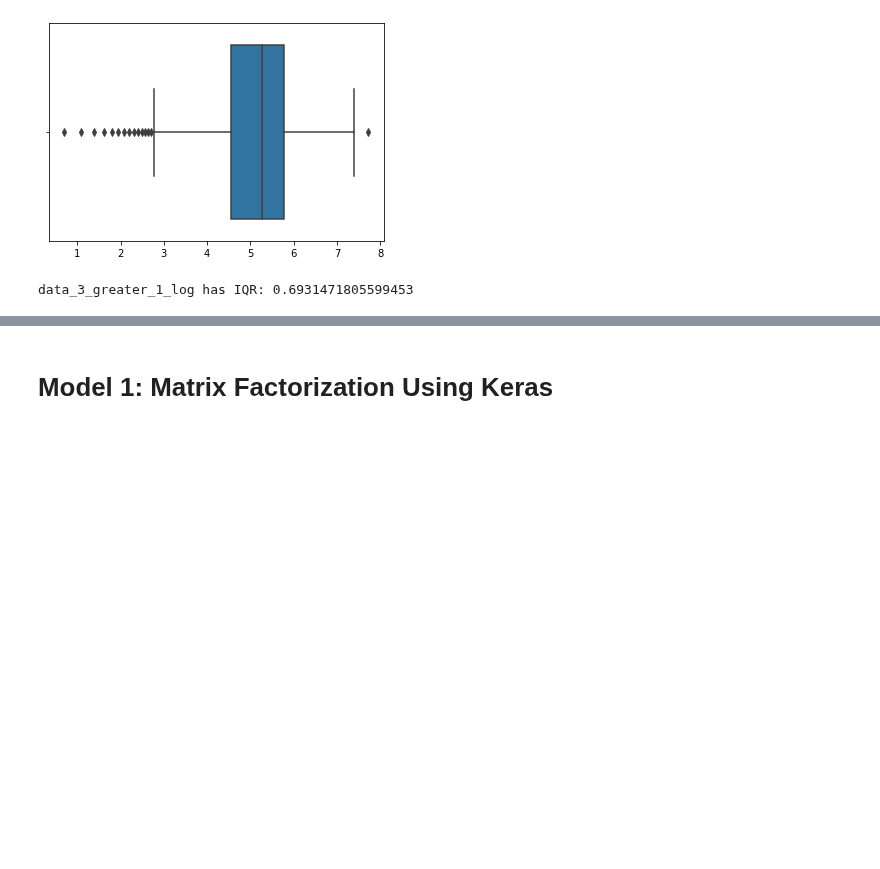
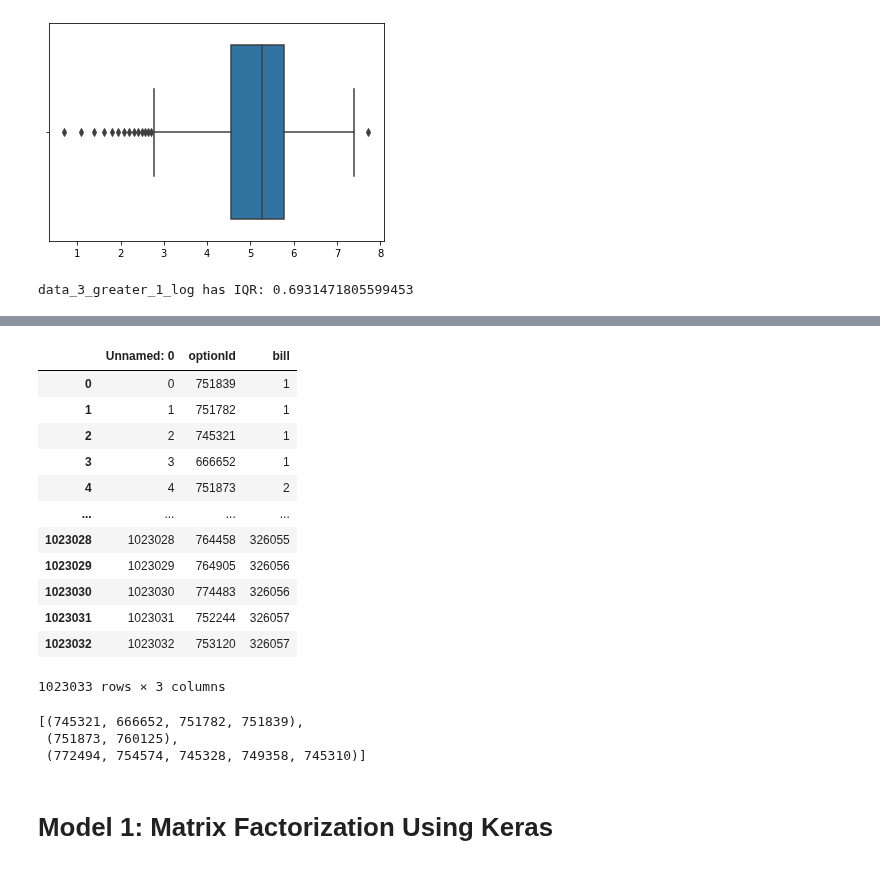
Before and after one commit to melihkacaman/Option-Matrix-Factorization, a Jupyter notebook: notebooks/03. Model Creation.ipynb, the cells around one changed output, grey strips where cells are left out. Saved outputs shown, nothing was run; the diff lists cells and outputs as text; code cells hidden in the pictures; blank space fills up the shorter version.

```diff
--- a/notebooks/03. Model Creation.ipynb
+++ b/notebooks/03. Model Creation.ipynb
@@ -135,3 +135,5 @@ IQR = Q3 - Q1
 print("data_3_greater_1_log has IQR:", IQR)
 # %% [output]
 data_3_greater_1_log has IQR: 0.6931471805599453
+# %%
+data_raw = pd.read_csv("../datasets/raw_data.csv")
@@ -138,3 +149,40 @@ data_3_greater_1_log has IQR: 0.6931471805599453
+# %%
+data_raw
+# %% [output]
+|  | Unnamed: 0 | optionId | bill |
+| 0 | 0 | 751839 | 1 |
+| 1 | 1 | 751782 | 1 |
+| 2 | 2 | 745321 | 1 |
+| 3 | 3 | 666652 | 1 |
+| 4 | 4 | 751873 | 2 |
+| ... | ... | ... | ... |
+| 1023028 | 1023028 | 764458 | 326055 |
+| 1023029 | 1023029 | 764905 | 326056 |
+| 1023030 | 1023030 | 774483 | 326056 |
+| 1023031 | 1023031 | 752244 | 326057 |
+| 1023032 | 1023032 | 753120 | 326057 |
+1023033 rows × 3 columns
+# %%
+transactions = []
+
+bill = 1
+option_bill = []
+
+for index,row in data_raw.iterrows():
+    if(row.bill == bill):
+        option_bill.append(row.optionId)
+    else:
+        bill = row.bill
+        transactions.append(tuple(set(option_bill)))
+        option_bill.clear()
+        option_bill.append(row.optionId)
+
+
+transactions[:3]
+# %% [output]
+[(745321, 666652, 751782, 751839),
+ (751873, 760125),
+ (772494, 754574, 745328, 749358, 745310)]
 # %% [markdown]
 # Model 1: Matrix Factorization Using Keras
 # %% [markdown]
```
Also changed, not shown: parts of 23 cells of this notebook.
